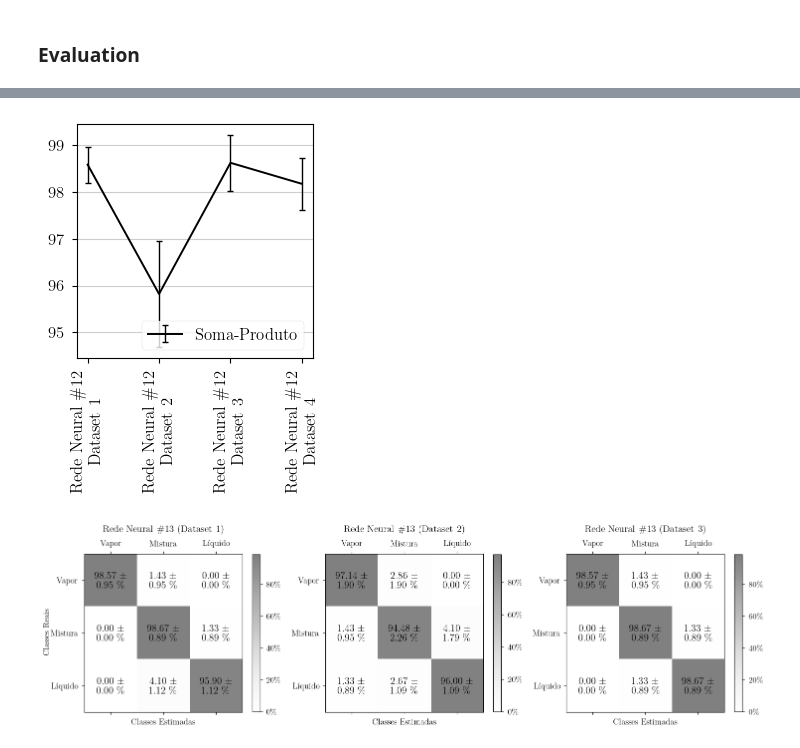
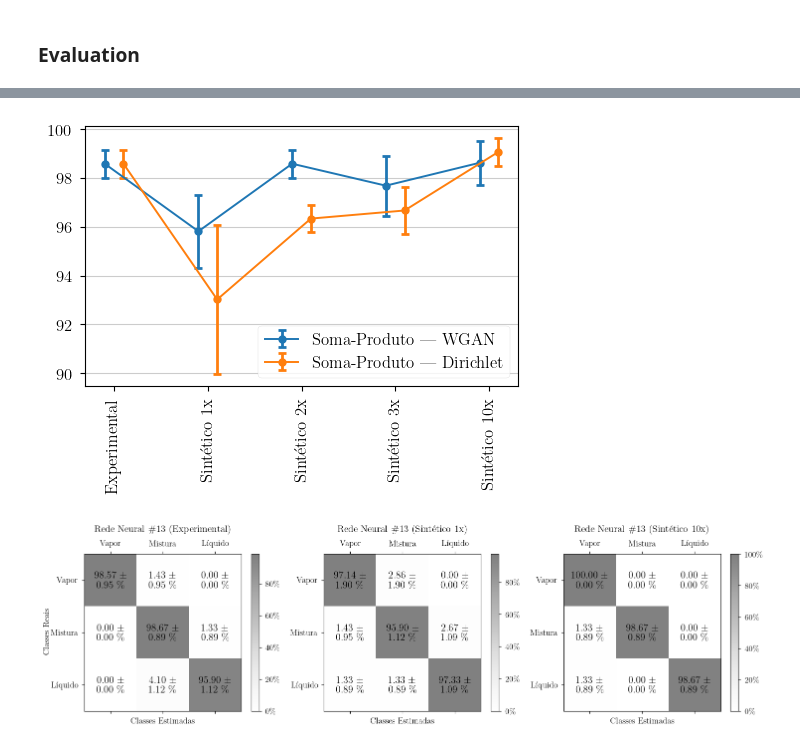
Before and after one commit to antonionicampos/nn-flash, a Jupyter notebook: notebooks/train_classification_model.ipynb, the cells around one changed output, grey strips where cells are left out. Cells and saved outputs as stored; diff of their text form; code cells hidden in the pictures.

Commit message:
training best model using dirichlet composition samples

```diff
--- a/notebooks/train_classification_model.ipynb
+++ b/notebooks/train_classification_model.ipynb
@@ -199,0 +188,17 @@ SP Index = 98.17 +/- 0.56 %
+# %%
+models_folder = glob(
+    os.path.join(
+        "data",
+        "models",
+        "classification_with_synthetic_dataset",
+        "WGAN #8",
+        "*",
+    )
+)
+models_folder = sorted(models_folder, key=lambda p: int(os.path.split(p)[-1].split("to")[0]))
+
+print(f"Classificador: {classifier_model_name}, Gerador: WGAN #8")
+wgan_indices_dict = {}
+for folder in models_folder:
+    dataset_size = int(os.path.split(folder)[-1].split("to")[0])
+    wgan_indices_dict[f"Sintético {dataset_size}x"] = calculate_performances_values(folder, dataset_size, "WGAN #8")
@@ -200,29 +262,36 @@ SP Index = 98.17 +/- 0.56 %
 # %%
 name = classifier_model_name.replace("#", "\#")
 
-labels = [f"{name}\nDataset 1", f"{name}\nDataset 2", f"{name}\nDataset 3", f"{name}\nDataset 4"]
-x = np.array([1, 2, 3, 4])
+labels = [f"Experimental", *wgan_indices_dict.keys()]
 
-f, ax = plt.subplots(figsize=(3, 4))
+x = np.arange(len(labels))
+wgan_x = x - 0.1
+dirichet_x = x + 0.1
 
-sp_indexes_1to1 = indices_1to1["sp_indexes"]
-sp_indexes_2to1 = indices_2to1["sp_indexes"]
-sp_indexes_3to1 = indices_3to1["sp_indexes"]
+f, ax = plt.subplots(figsize=(5, 4))
 
-sp_idx = np.c_[indices["sp_index"][:, model_id], sp_indexes_1to1, sp_indexes_2to1, sp_indexes_3to1]
+wgan_sp_idx = np.r_[[indices["sp_index"][:, model_id]], np.array([i["sp_indexes"] for i in wgan_indices_dict.values()])]
+dirichlet_sp_idx = np.r_[
+    [indices["sp_index"][:, model_id]], np.array([i["sp_indexes"] for i in dirichlet_indices_dict.values()])
+]
 
-y = sp_idx.mean(axis=0) * 100
-y_err = (sp_idx.std(axis=0) / np.sqrt(10 - 1)) * 100
-ax.errorbar(x, y, y_err, label="Soma-Produto", **errorbar_kwargs)
-ax.yaxis.grid()
+wgan_y = wgan_sp_idx.mean(axis=1) * 100
+wgan_y_err = (wgan_sp_idx.std(axis=1) / np.sqrt(5 - 1)) * 100
+
+dirichlet_y = dirichlet_sp_idx.mean(axis=1) * 100
+dirichlet_y_err = (dirichlet_sp_idx.std(axis=1) / np.sqrt(5 - 1)) * 100
+
+ax.errorbar(wgan_x, wgan_y, wgan_y_err, label="Soma-Produto | WGAN", c="tab:blue", **errorbar_kwargs)
+ax.errorbar(dirichet_x, dirichlet_y, dirichlet_y_err, label="Soma-Produto | Dirichlet", c="tab:orange", **errorbar_kwargs)
+ax.grid()
 ax.set_xticks(x, labels, rotation=90, ha="center")
 ax.legend(loc="lower right")
 
 f.tight_layout()
 plt.savefig(os.path.join("data", "images", "sp_index_errorbar_plot_synthetic.png"), dpi=600)
 plt.show()
 # %% [output]
-[figure, old version]
+[figure, new version]
 # %%
 def plot_confusion_matrix(cm, ax, model_name):
     cm = cm / np.sum(cm, axis=2)[:, :, None]
@@ -248,11 +317,11 @@ def plot_confusion_matrix(cm, ax, model_name):
 f, axs = plt.subplots(1, 3, figsize=(15, 5))
 
 cm_real = indices["confusion_matrix"][:, model_id, :, :].astype("int16")
-cm_synthetic_1to1 = indices_1to1["confusion_matrix"].astype("int16")
-cm_synthetic_2to1 = indices_2to1["confusion_matrix"].astype("int16")
-plot_confusion_matrix(cm_real, axs[0], f"{classifier_model_name} (Dataset 1)")
-plot_confusion_matrix(cm_synthetic_1to1, axs[1], f"{classifier_model_name} (Dataset 2)")
-plot_confusion_matrix(cm_synthetic_2to1, axs[2], f"{classifier_model_name} (Dataset 3)")
+cm_synthetic_1to1 = indices_dict["Sintético 1x"]["confusion_matrix"].astype("int16")
+cm_synthetic_10to1 = indices_dict["Sintético 10x"]["confusion_matrix"].astype("int16")
+plot_confusion_matrix(cm_real, axs[0], f"{classifier_model_name} (Experimental)")
+plot_confusion_matrix(cm_synthetic_1to1, axs[1], f"{classifier_model_name} (Sintético 1x)")
+plot_confusion_matrix(cm_synthetic_10to1, axs[2], f"{classifier_model_name} (Sintético 10x)")
 
 f.supylabel("Classes Reais")
 f.tight_layout()
@@ -260,4 +329,4 @@ f.tight_layout()
 plt.savefig(os.path.join("data", "images", "comparing_confusion_matrices_synthetic.png"), dpi=600)
 plt.show()
 # %% [output]
-[figure, old version]
+[figure, new version]
```
Also changed, not shown: parts of 5 cells of this notebook.
